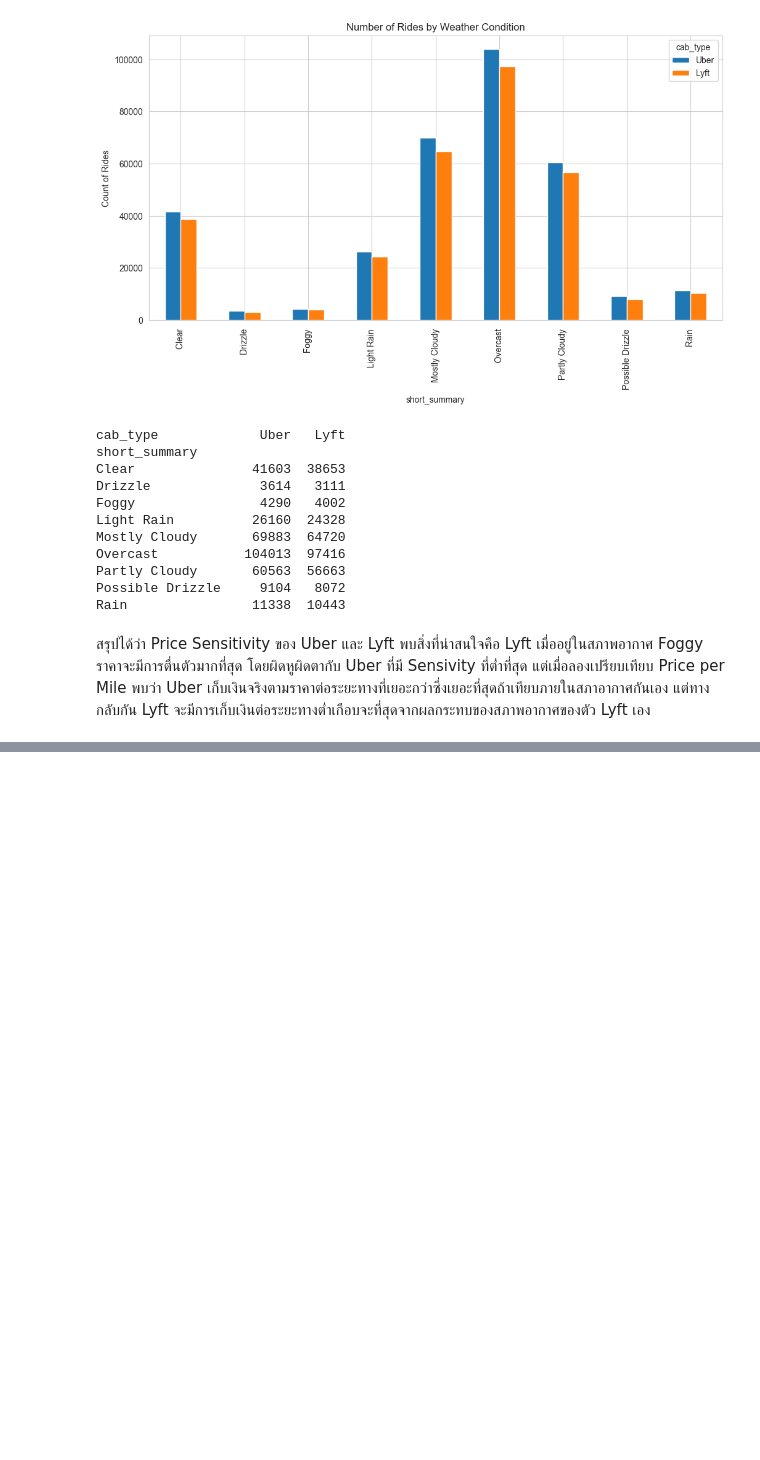
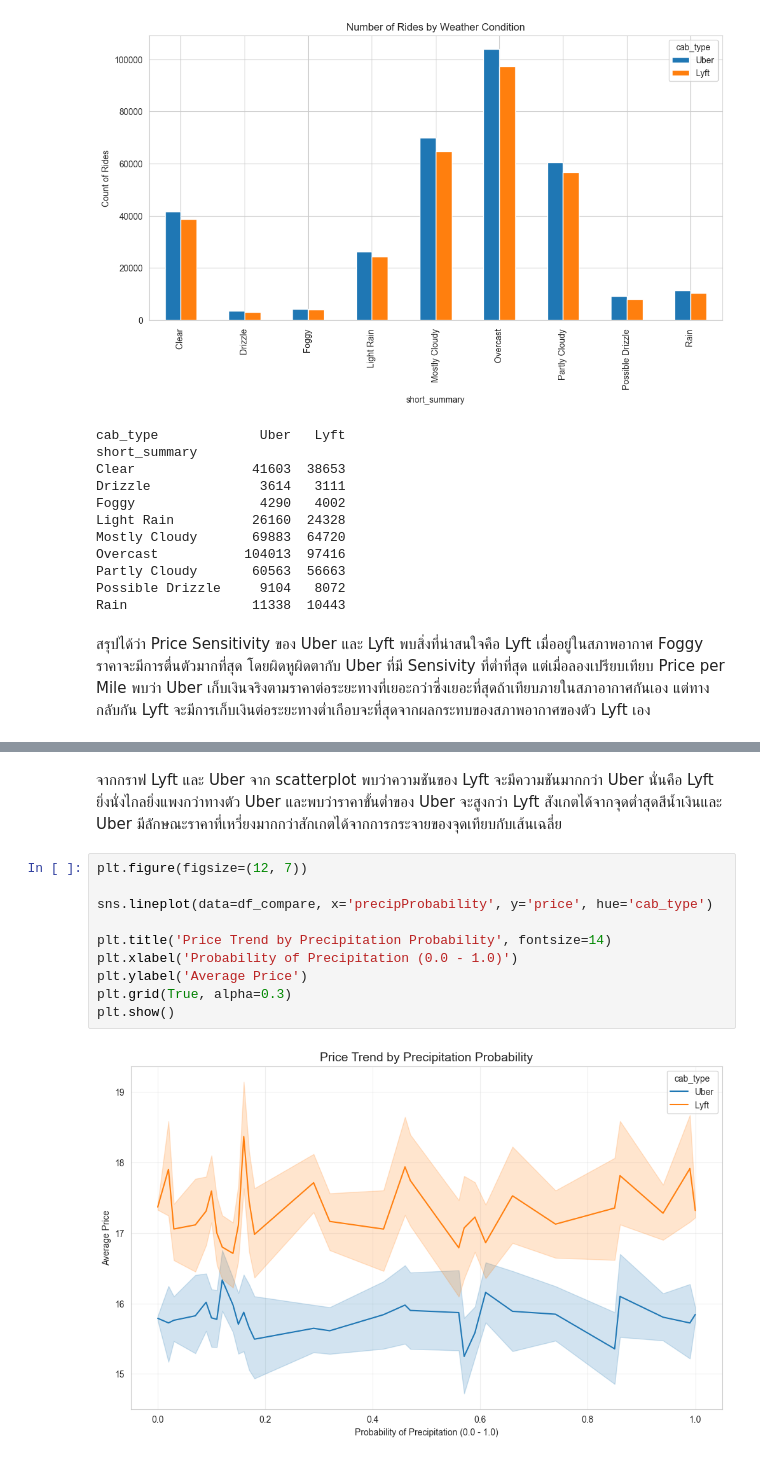
Before and after one commit to Bobbie-CPE38/cpe232-final-project, a Jupyter notebook: notebooks/eda_by_cab_type.ipynb, the cells around one changed output, grey strips where cells are left out. Saved outputs shown, nothing was run; the diff lists cells and outputs as text; blank space fills up the shorter version.

```diff
--- a/notebooks/eda_by_cab_type.ipynb
+++ b/notebooks/eda_by_cab_type.ipynb
@@ -430,0 +442,14 @@ Rain                11338  10443
+# %% [markdown]
+จากกราฟ Lyft และ Uber จาก scatterplot พบว่าความชันของ Lyft จะมีความชันมากกว่า Uber นั่นคือ Lyft ยิ่งนั่งไกลยิ่งแพงกว่าทางตัว Uber และพบว่าราคาขั้นต่ำของ Uber จะสูงกว่า Lyft สังเกตได้จากจุดต่ำสุดสีน้ำเงินและ Uber มีลักษณะราคาที่เหวี่ยงมากกว่าสักเกตได้จากการกระจายของจุดเทียบกับเส้นเฉลี่ย
+# %%
+plt.figure(figsize=(12, 7))
+
+sns.lineplot(data=df_compare, x='precipProbability', y='price', hue='cab_type')
+
+plt.title('Price Trend by Precipitation Probability', fontsize=14)
+plt.xlabel('Probability of Precipitation (0.0 - 1.0)')
+plt.ylabel('Average Price')
+plt.grid(True, alpha=0.3)
+plt.show()
+# %% [output]
+[figure, added]
```
Also changed, not shown: parts of 14 cells of this notebook.
